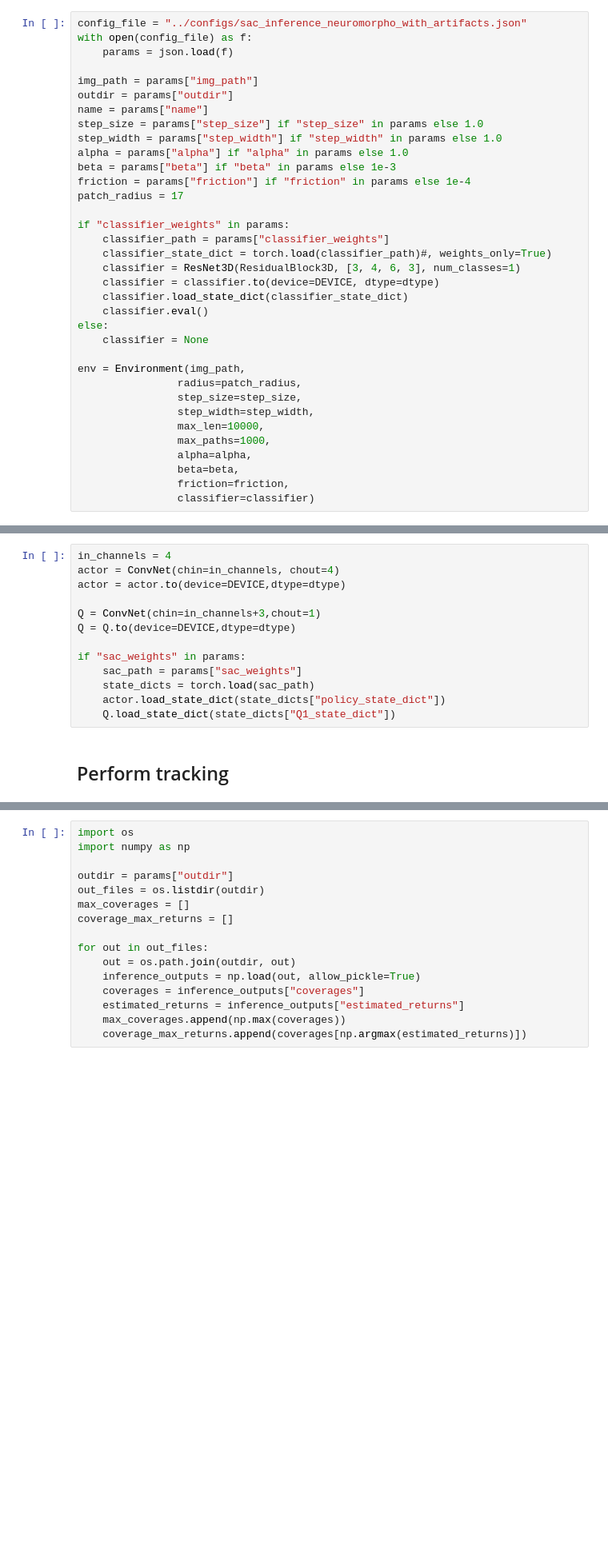
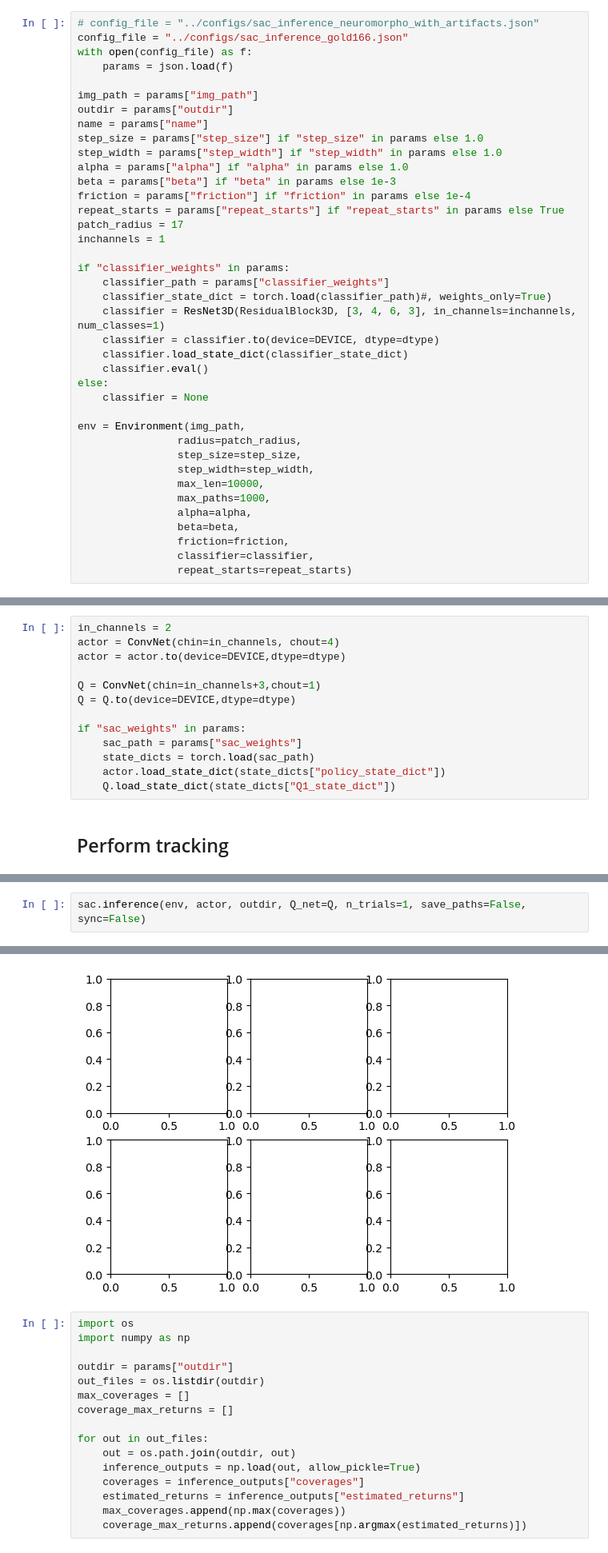
Before and after one commit to BrysonGray/neurotrack, a Jupyter notebook: notebooks/sac_tracking_inference.ipynb, the cells around one changed output, grey strips where cells are left out. Shown at 80% size. Drawn from its saved outputs; the diff is of its cells as text; blank space fills up the shorter version.

```diff
--- a/notebooks/sac_tracking_inference.ipynb
+++ b/notebooks/sac_tracking_inference.ipynb
@@ -22,7 +24,8 @@ dtype = torch.float32
 # %% [markdown]
 ## Instantiate environment
 # %%
-config_file = "../configs/sac_inference_neuromorpho_with_artifacts.json"
+# config_file = "../configs/sac_inference_neuromorpho_with_artifacts.json"
+config_file = "../configs/sac_inference_gold166.json"
 with open(config_file) as f:
     params = json.load(f)
 
@@ -34,12 +37,14 @@ step_width = params["step_width"] if "step_width" in params else 1.0
 alpha = params["alpha"] if "alpha" in params else 1.0
 beta = params["beta"] if "beta" in params else 1e-3
 friction = params["friction"] if "friction" in params else 1e-4
+repeat_starts = params["repeat_starts"] if "repeat_starts" in params else True
 patch_radius = 17
+inchannels = 1
 
 if "classifier_weights" in params:
     classifier_path = params["classifier_weights"]
     classifier_state_dict = torch.load(classifier_path)#, weights_only=True)
-    classifier = ResNet3D(ResidualBlock3D, [3, 4, 6, 3], num_classes=1)
+    classifier = ResNet3D(ResidualBlock3D, [3, 4, 6, 3], in_channels=inchannels, num_classes=1)
     classifier = classifier.to(device=DEVICE, dtype=dtype)
     classifier.load_state_dict(classifier_state_dict)
     classifier.eval()
@@ -55,11 +60,12 @@ env = Environment(img_path,
                 alpha=alpha,
                 beta=beta,
                 friction=friction,
-                classifier=classifier)
+                classifier=classifier,
+                repeat_starts=repeat_starts)
 # %% [markdown]
 ## Instantiate actor network and Q-network
 # %%
-in_channels = 4
+in_channels = 2
 actor = ConvNet(chin=in_channels, chout=4)
 actor = actor.to(device=DEVICE,dtype=dtype)
 
@@ -82,3 +88,6 @@ num long paths: 76
 estimated return: 1596.43
 coverage: 0.98
 [figure]
+# %%
+sac.inference(env, actor, outdir, Q_net=Q, n_trials=1, save_paths=False, sync=False)
+# %% [output]
@@ -85,3 +95,4 @@ coverage: 0.98
+[figure, added]
 # %%
 import os
 import numpy as np
```
Also changed, not shown: parts of 5 cells of this notebook, 21 other files.
